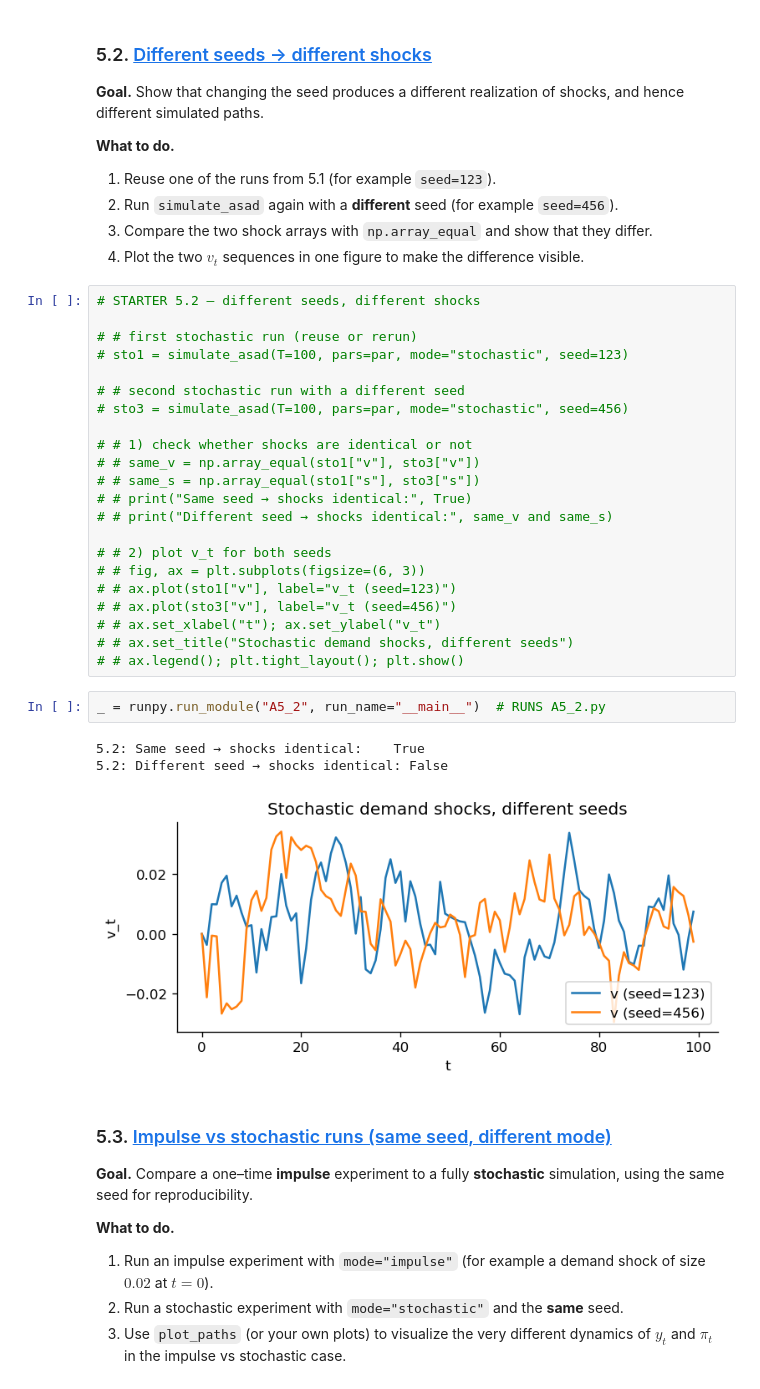
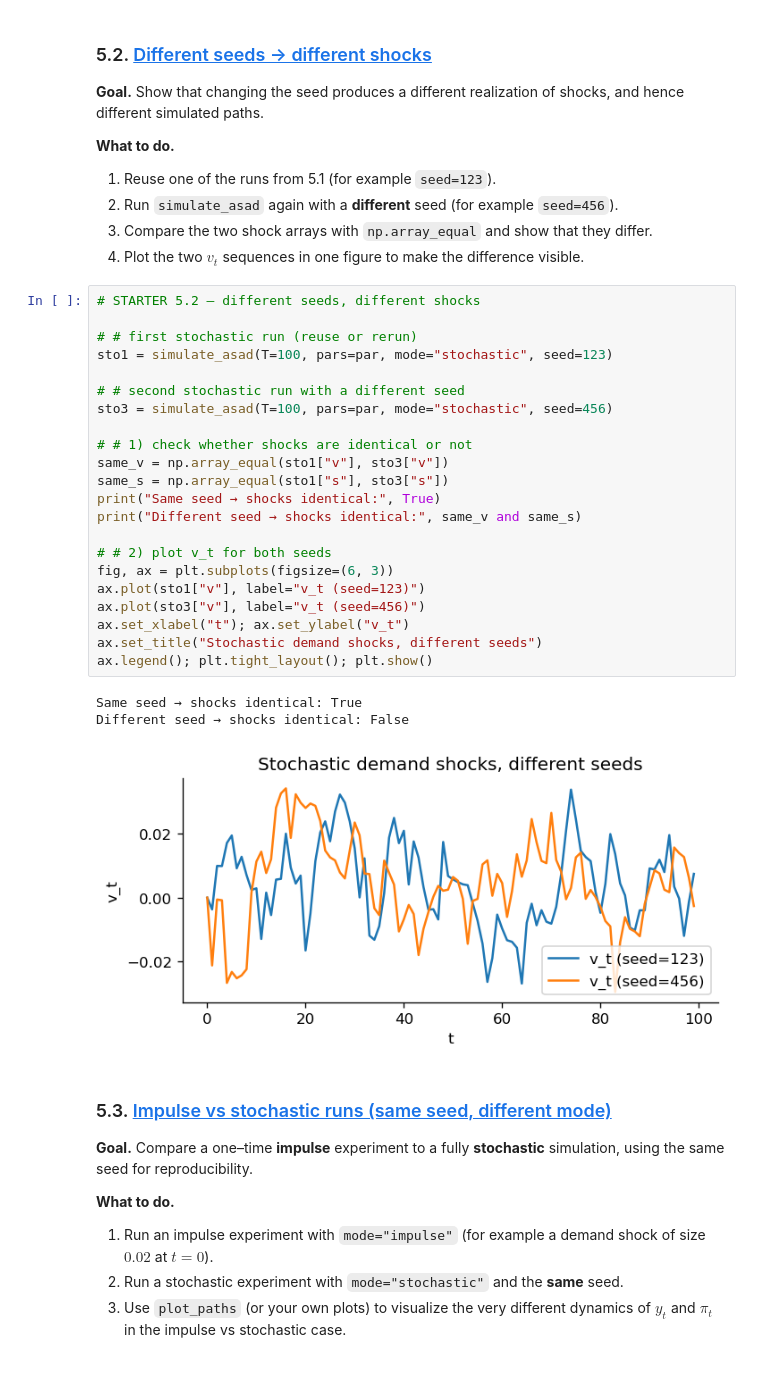
Before and after one commit to fgv916/ProgEconFgv916, a Jupyter notebook: PS7_ftv/Problem_set_7_ASAD/PS_ASAD.ipynb, the cells around one changed output. Cells and saved outputs as stored; diff of their text form.

```diff
--- a/PS7_ftv/Problem_set_7_ASAD/PS_ASAD.ipynb
+++ b/PS7_ftv/Problem_set_7_ASAD/PS_ASAD.ipynb
@@ -380,31 +413,29 @@ _ = runpy.run_module("A5_1", run_name="__main__")  # RUNS A5_1.py
 # %%
 # STARTER 5.2 — different seeds, different shocks
 
 # # first stochastic run (reuse or rerun)
-# sto1 = simulate_asad(T=100, pars=par, mode="stochastic", seed=123)
+sto1 = simulate_asad(T=100, pars=par, mode="stochastic", seed=123)
 
 # # second stochastic run with a different seed
-# sto3 = simulate_asad(T=100, pars=par, mode="stochastic", seed=456)
+sto3 = simulate_asad(T=100, pars=par, mode="stochastic", seed=456)
 
 # # 1) check whether shocks are identical or not
-# # same_v = np.array_equal(sto1["v"], sto3["v"])
-# # same_s = np.array_equal(sto1["s"], sto3["s"])
-# # print("Same seed → shocks identical:", True)
-# # print("Different seed → shocks identical:", same_v and same_s)
+same_v = np.array_equal(sto1["v"], sto3["v"])
+same_s = np.array_equal(sto1["s"], sto3["s"])
+print("Same seed → shocks identical:", True)
+print("Different seed → shocks identical:", same_v and same_s)
 
 # # 2) plot v_t for both seeds
-# # fig, ax = plt.subplots(figsize=(6, 3))
-# # ax.plot(sto1["v"], label="v_t (seed=123)")
-# # ax.plot(sto3["v"], label="v_t (seed=456)")
-# # ax.set_xlabel("t"); ax.set_ylabel("v_t")
-# # ax.set_title("Stochastic demand shocks, different seeds")
-# # ax.legend(); plt.tight_layout(); plt.show()
+fig, ax = plt.subplots(figsize=(6, 3))
+ax.plot(sto1["v"], label="v_t (seed=123)")
+ax.plot(sto3["v"], label="v_t (seed=456)")
+ax.set_xlabel("t"); ax.set_ylabel("v_t")
+ax.set_title("Stochastic demand shocks, different seeds")
+ax.legend(); plt.tight_layout(); plt.show()
+# %% [output]
+Same seed → shocks identical: True
+Different seed → shocks identical: False
+[figure, added]
-# %%
-_ = runpy.run_module("A5_2", run_name="__main__")  # RUNS A5_2.py
-# %% [output]
-5.2: Same seed → shocks identical:    True
-5.2: Different seed → shocks identical: False
-[figure, removed]
 # %% [markdown]
 ### 5.3. <a id='toc5_3_'></a>[Impulse vs stochastic runs (same seed, different mode)](#toc0_)
 
```
Also changed, not shown: parts of 6 cells of this notebook.
